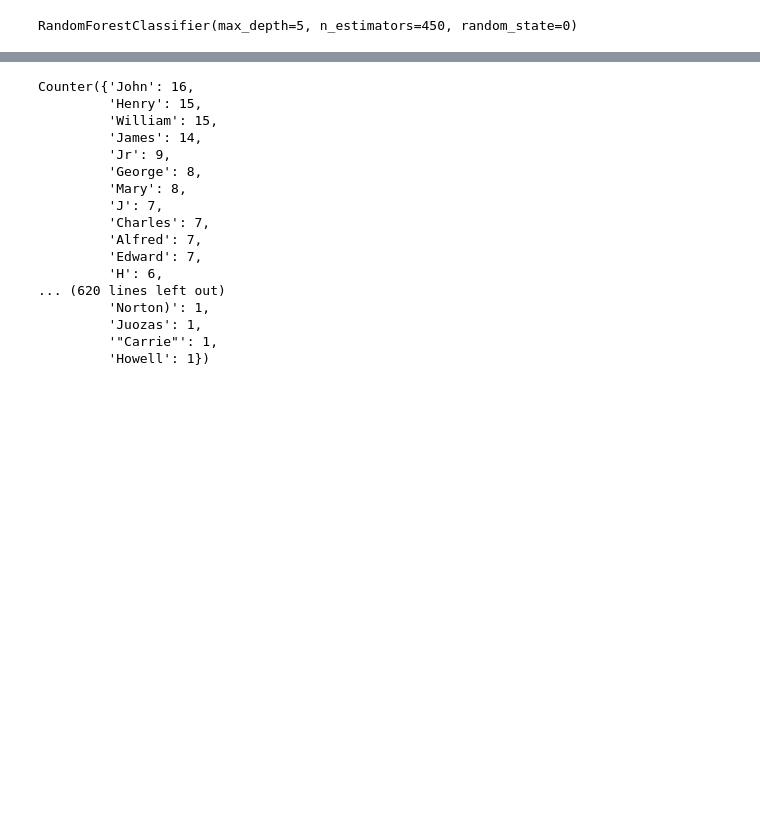
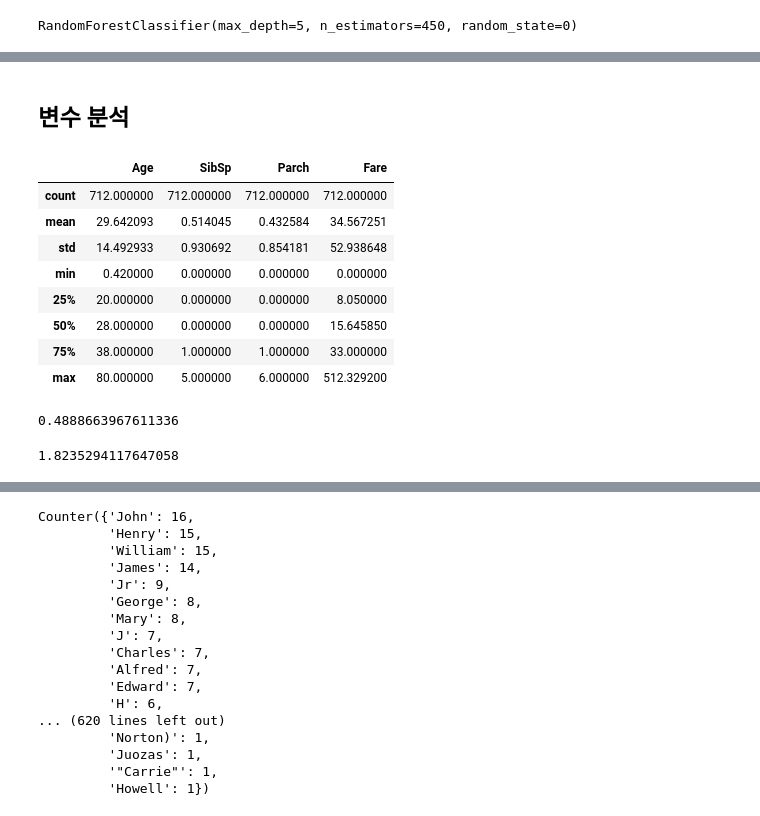
Before and after one commit to Song-Juntae/kaggle, a Jupyter notebook: getting_started/titanic/titanic.ipynb, the cells around one changed output, grey strips where cells are left out. Cells and saved outputs as stored; diff of their text form; code cells hidden in the pictures; blank space fills up the shorter version.

```diff
--- a/getting_started/titanic/titanic.ipynb
+++ b/getting_started/titanic/titanic.ipynb
@@ -300,0 +301,42 @@ sns.barplot(
+# %% [markdown]
+## 변수 분석
+# %%
+# 변수 평균, 편차, 4분위수
+
+수치형변수 = [
+    'Age',
+    'SibSp',
+    'Parch',
+    'Fare',
+]
+
+카테고리형변수 = [
+    'Pclass_1',
+    'Pclass_2',
+    'Pclass_3',
+    'Sex_female',
+    'Sex_male',
+    'Embarked_C',
+    'Embarked_Q',
+    'Embarked_S'
+]
+
+df_train_결측치처리1[수치형변수].describe()
+# %% [output]
+|  | Age | SibSp | Parch | Fare |
+| count | 712.000000 | 712.000000 | 712.000000 | 712.000000 |
+| mean | 29.642093 | 0.514045 | 0.432584 | 34.567251 |
+| std | 14.492933 | 0.930692 | 0.854181 | 52.938648 |
+| min | 0.420000 | 0.000000 | 0.000000 | 0.000000 |
+| 25% | 20.000000 | 0.000000 | 0.000000 | 8.050000 |
+| 50% | 28.000000 | 0.000000 | 0.000000 | 15.645850 |
+| 75% | 38.000000 | 1.000000 | 1.000000 | 33.000000 |
+| max | 80.000000 | 5.000000 | 6.000000 | 512.329200 |
+# %%
+14.49/29.64
+# %% [output]
+0.4888663967611336
+# %%
+0.93/0.51
+# %% [output]
+1.8235294117647058
```
Also changed, not shown: parts of 6 cells of this notebook.
